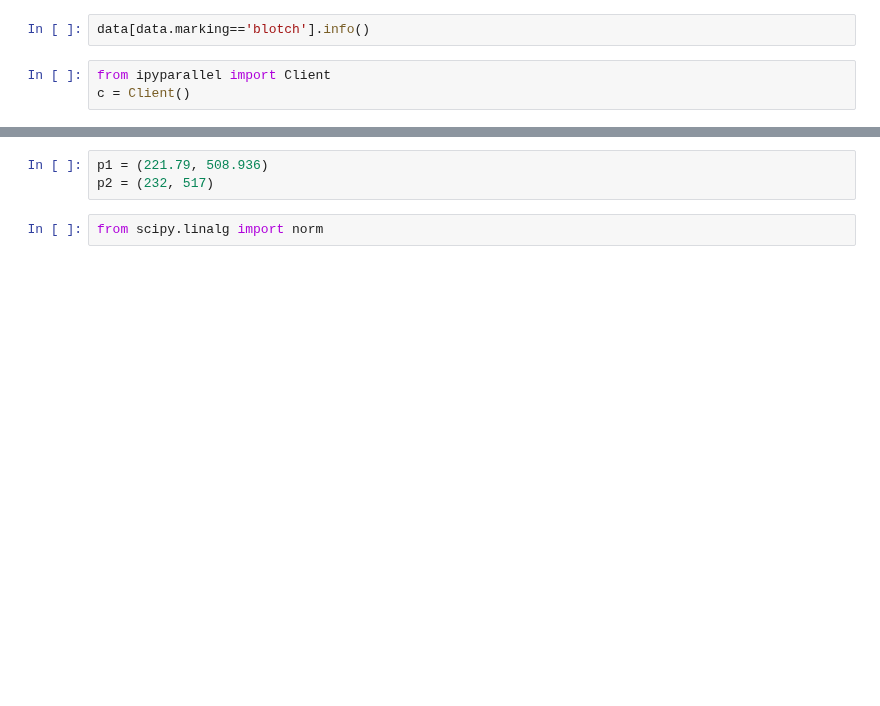
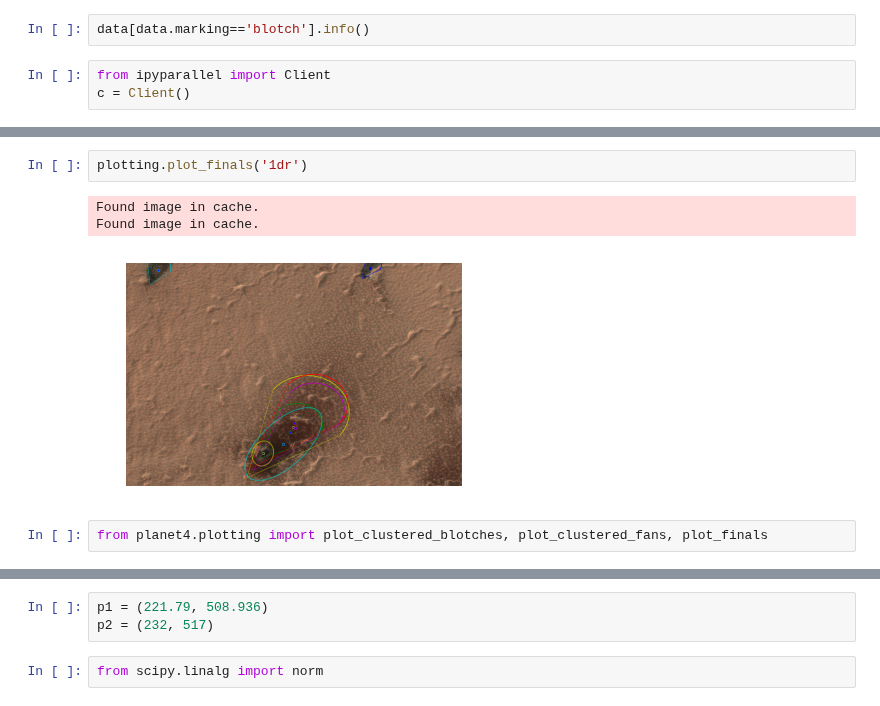
Before and after one commit to michaelaye/planet4, a Jupyter notebook: notebooks/test_pipeline.ipynb, the cells around one changed output, grey strips where cells are left out. Cells and saved outputs as stored; diff of their text form; blank space fills up the shorter version.

```diff
--- a/notebooks/test_pipeline.ipynb
+++ b/notebooks/test_pipeline.ipynb
@@ -52,0 +104,8 @@ process_imgid('19g')
+# %%
+plotting.plot_finals('1dr')
+# %% [output]
+Found image in cache.
+Found image in cache.
+[figure, added]
+# %%
+from planet4.plotting import plot_clustered_blotches, plot_clustered_fans, plot_finals
```
Also changed, not shown: parts of 12 cells of this notebook, 1 other file.
